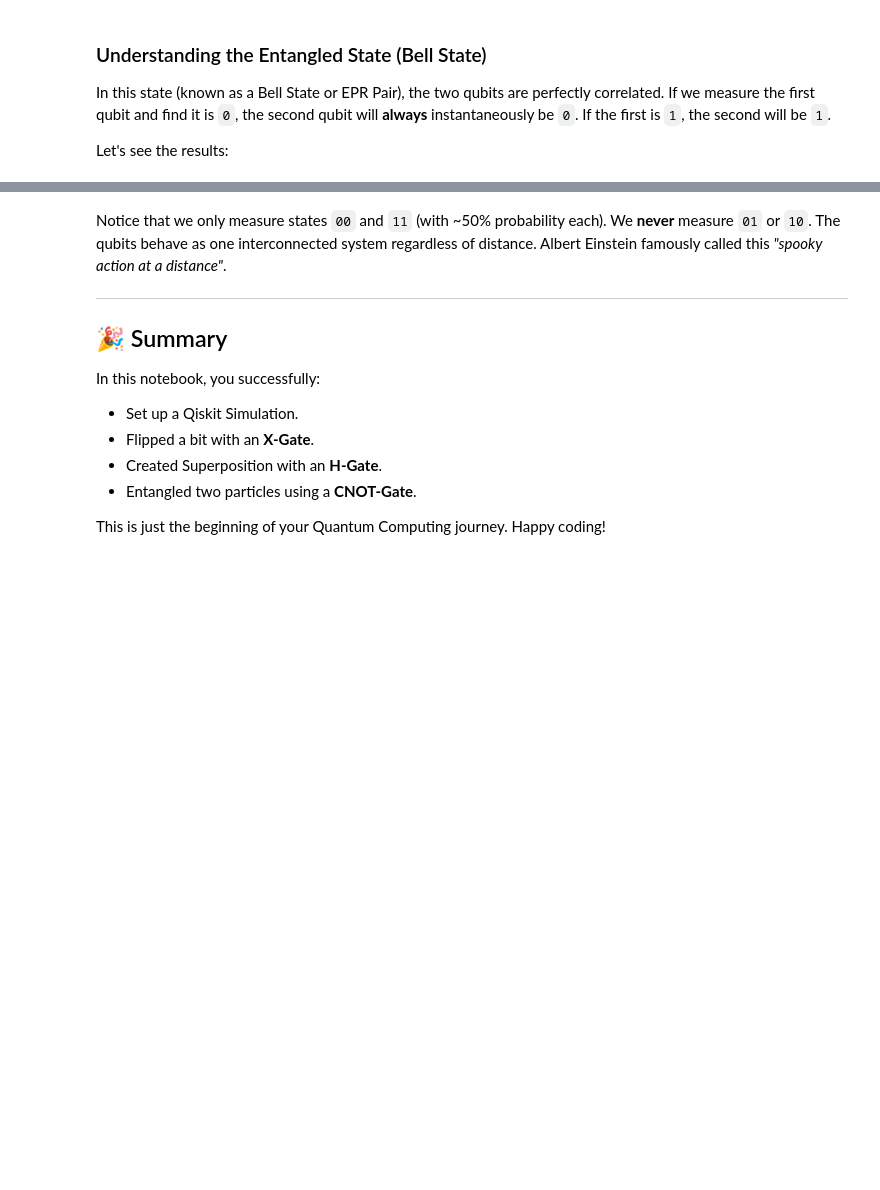
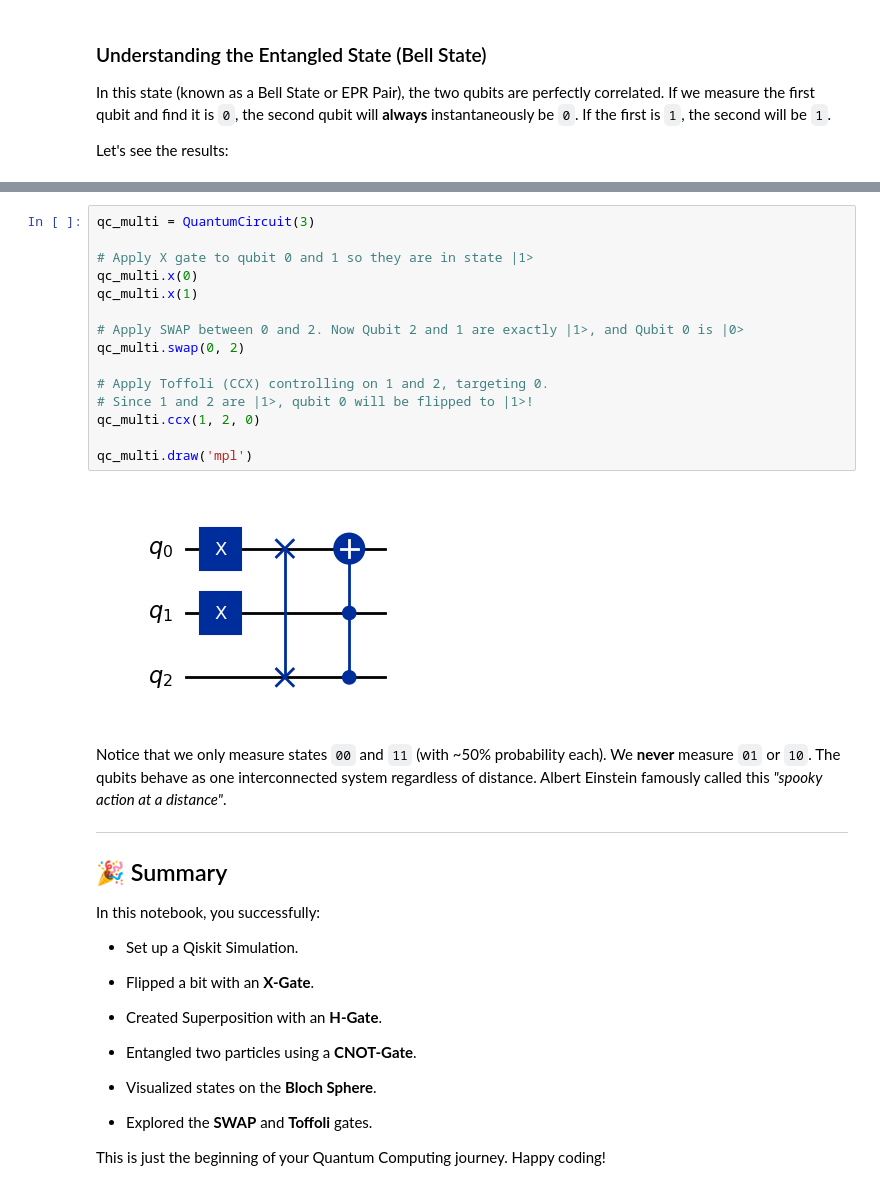
Before and after one commit to batuhanhangun/cscon26_qiskit, a Jupyter notebook: 01_Qiskit_Introduction.ipynb, the cells around one changed output, grey strips where cells are left out. Drawn from its saved outputs; the diff is of its cells as text; blank space fills up the shorter version.

```diff
--- a/01_Qiskit_Introduction.ipynb
+++ b/01_Qiskit_Introduction.ipynb
@@ -151,3 +208,20 @@ plot_histogram(counts_entangle, title="Entanglement Results (States 00 and 11)")
+# %%
+qc_multi = QuantumCircuit(3)
+
+# Apply X gate to qubit 0 and 1 so they are in state |1>
+qc_multi.x(0)
+qc_multi.x(1)
+
+# Apply SWAP between 0 and 2. Now Qubit 2 and 1 are exactly |1>, and Qubit 0 is |0>
+qc_multi.swap(0, 2)
+
+# Apply Toffoli (CCX) controlling on 1 and 2, targeting 0.
+# Since 1 and 2 are |1>, qubit 0 will be flipped to |1>!
+qc_multi.ccx(1, 2, 0)
+
+qc_multi.draw('mpl')
+# %% [output]
+[figure, added]
 # %% [markdown]
 Notice that we only measure states `00` and `11` (with ~50% probability each). We **never** measure `01` or `10`. The qubits behave as one interconnected system regardless of distance. Albert Einstein famously called this *"spooky action at a distance"*.
 
@@ -159,4 +233,7 @@ In this notebook, you successfully:
 - Created Superposition with an **H-Gate**.
 - Entangled two particles using a **CNOT-Gate**.
 
+- Visualized states on the **Bloch Sphere**.
+- Explored the **SWAP** and **Toffoli** gates.
+
 This is just the beginning of your Quantum Computing journey. Happy coding!
```
Also changed, not shown: parts of 13 cells of this notebook, 2 other files.
